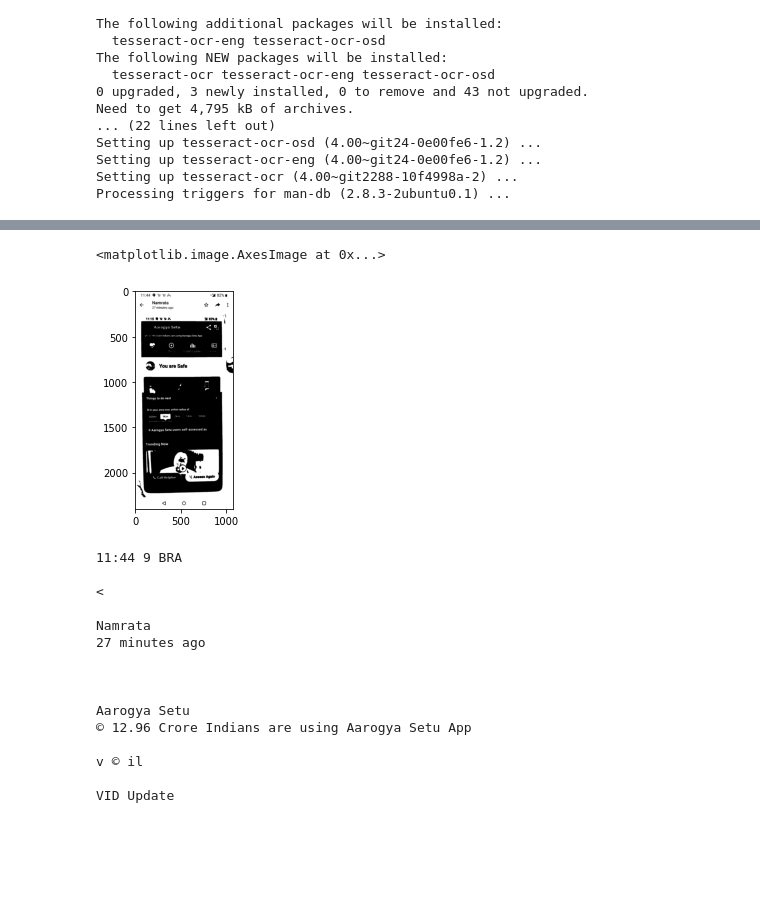
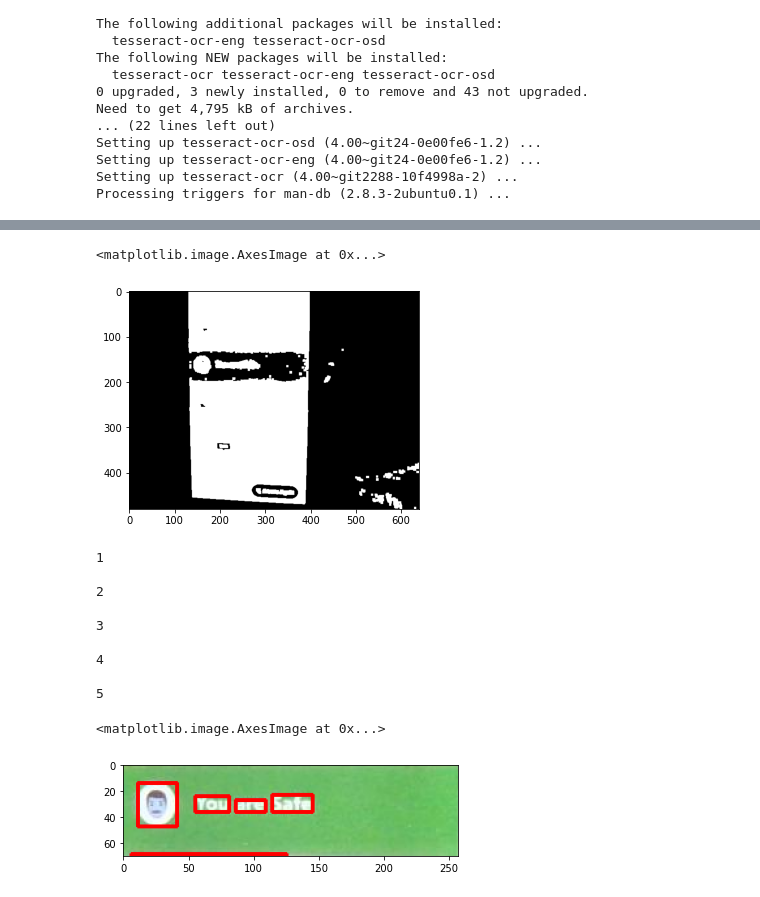
Before and after one commit to ajayks1974/learn_tools_tech, a Jupyter notebook: cv/ocr.ipynb, the cells around one changed output, grey strips where cells are left out. Cells and saved outputs as stored; diff of their text form; code cells hidden in the pictures; blank space fills up the shorter version.

```diff
--- a/cv/ocr.ipynb
+++ b/cv/ocr.ipynb
@@ -101,11 +103,11 @@ plt.imshow(thresh1, cmap="gray", vmin=0, vmax=255)
 # %%
 rect_kernel = cv2.getStructuringElement(cv2.MORPH_RECT, (5, 5))
 # %%
-dilation = cv2.dilate(thresh1, rect_kernel, iterations = 5)
+#dilation = cv2.dilate(thresh1, rect_kernel, iterations = 1)
 # %%
 #plt.imshow(thresh1)
-plt.imshow(thresh1, cmap="gray", vmin=0, vmax=255)
+plt.imshow(dilation, cmap="gray", vmin=0, vmax=255)
 # %% [output]
 <matplotlib.image.AxesImage at 0x...>
-[figure, old version]
+[figure, new version]
 # %%
@@ -118,9 +120,12 @@ file = open("recognized1.txt", "w+")
 file.write("Test")
 file.close()
 # %%
+iter=0
 for cnt in contours:
+    iter+=1
+    print(iter)
     x, y, w, h = cv2.boundingRect(cnt)
-    rect = cv2.rectangle(im2, (x, y), (x + w, y + h), (0, 255, 0), 2)
+    rect = cv2.rectangle(im2, (x, y), (x + w, y + h), (255, 0, 0), 2)
     cropped = im2[y:y + h, x:x + w]
     file = open("recognized1.txt", "a")
     text = pytesseract.image_to_string(cropped)
@@ -129,18 +134,17 @@ for cnt in contours:
     file.write("\n")
     file.close
 # %% [output]
-11:44 9 BRA
+1
 
-<
+2
 
-Namrata
-27 minutes ago
+3
 
+4
 
-
-Aarogya Setu
-© 12.96 Crore Indians are using Aarogya Setu App
-
-v © il
-
-VID Update
+5
+# %%
+plt.imshow(im2)
+# %% [output]
+<matplotlib.image.AxesImage at 0x...>
+[figure, added]
```
Also changed, not shown: parts of 13 cells of this notebook.
